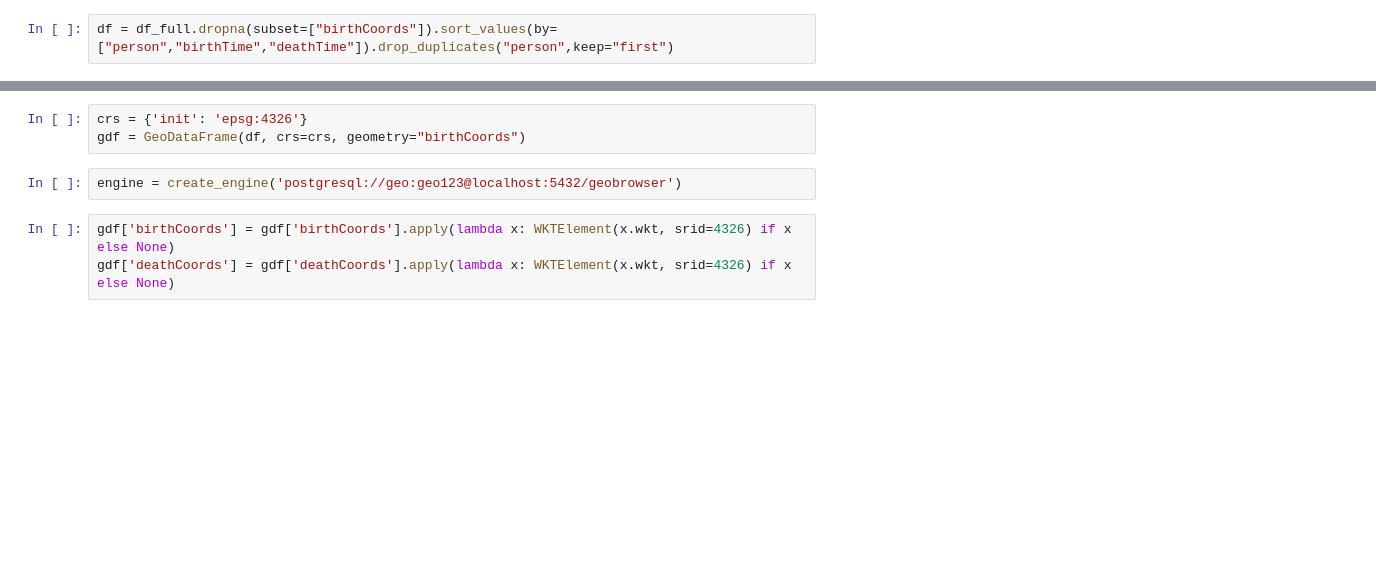
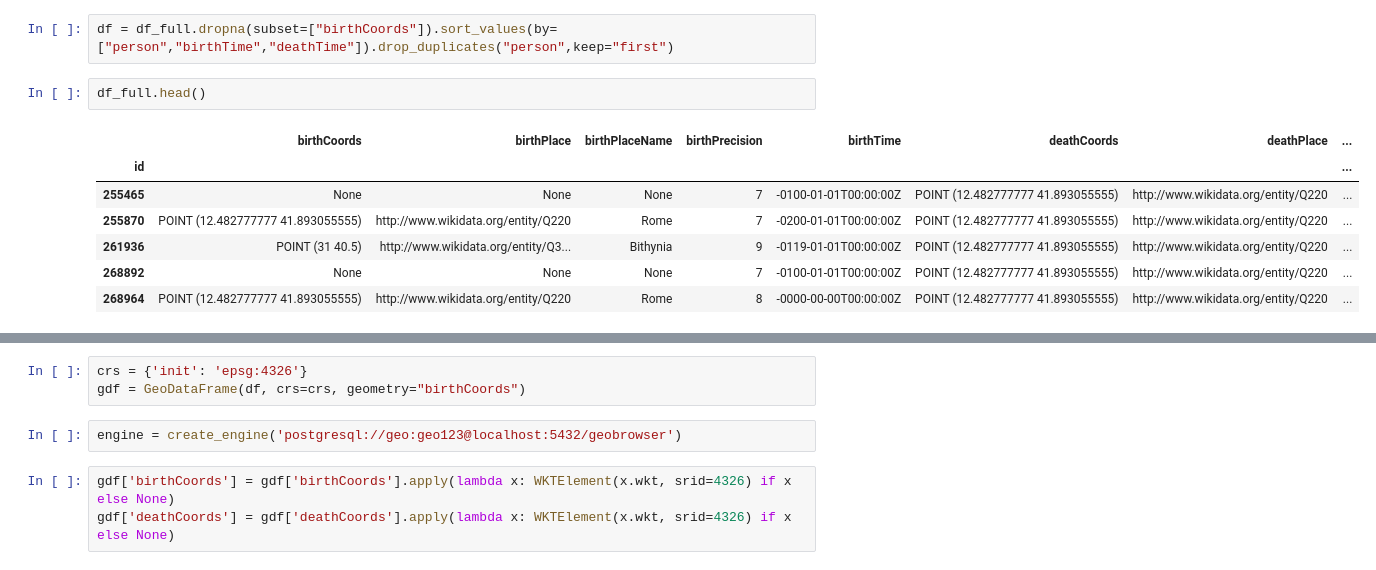
Before and after one commit to jaety/jaesite, a Jupyter notebook: histowiki/etl/test_wikidata.ipynb, the cells around one changed output, grey strips where cells are left out. Saved outputs shown, nothing was run; the diff lists cells and outputs as text; blank space fills up the shorter version.

```diff
--- a/histowiki/etl/test_wikidata.ipynb
+++ b/histowiki/etl/test_wikidata.ipynb
@@ -42,5 +122,15 @@ df_full.shape
 # %%
 df = df_full.dropna(subset=["birthCoords"]).sort_values(by=["person","birthTime","deathTime"]).drop_duplicates("person",keep="first")
+# %%
+df_full.head()
+# %% [output]
+|  | birthCoords | birthPlace | birthPlaceName | birthPrecision | birthTime | deathCoords | deathPlace | ... |
+| id |  |  |  |  |  |  |  | ... |
+| 255465 | None | None | None | 7 | -0100-01-01T00:00:00Z | POINT (12.482777777 41.893055555) | http://www.wikidata.org/entity/Q220 | ... |
+| 255870 | POINT (12.482777777 41.893055555) | http://www.wikidata.org/entity/Q220 | Rome | 7 | -0200-01-01T00:00:00Z | POINT (12.482777777 41.893055555) | http://www.wikidata.org/entity/Q220 | ... |
+| 261936 | POINT (31 40.5) | http://www.wikidata.org/entity/Q3... | Bithynia | 9 | -0119-01-01T00:00:00Z | POINT (12.482777777 41.893055555) | http://www.wikidata.org/entity/Q220 | ... |
+| 268892 | None | None | None | 7 | -0100-01-01T00:00:00Z | POINT (12.482777777 41.893055555) | http://www.wikidata.org/entity/Q220 | ... |
+| 268964 | POINT (12.482777777 41.893055555) | http://www.wikidata.org/entity/Q220 | Rome | 8 | -0000-00-00T00:00:00Z | POINT (12.482777777 41.893055555) | http://www.wikidata.org/entity/Q220 | ... |
 # %%
 (df.shape, df.person.unique().shape)
 # %% [output]
```
Also changed, not shown: parts of 14 cells of this notebook, 8 other files.
